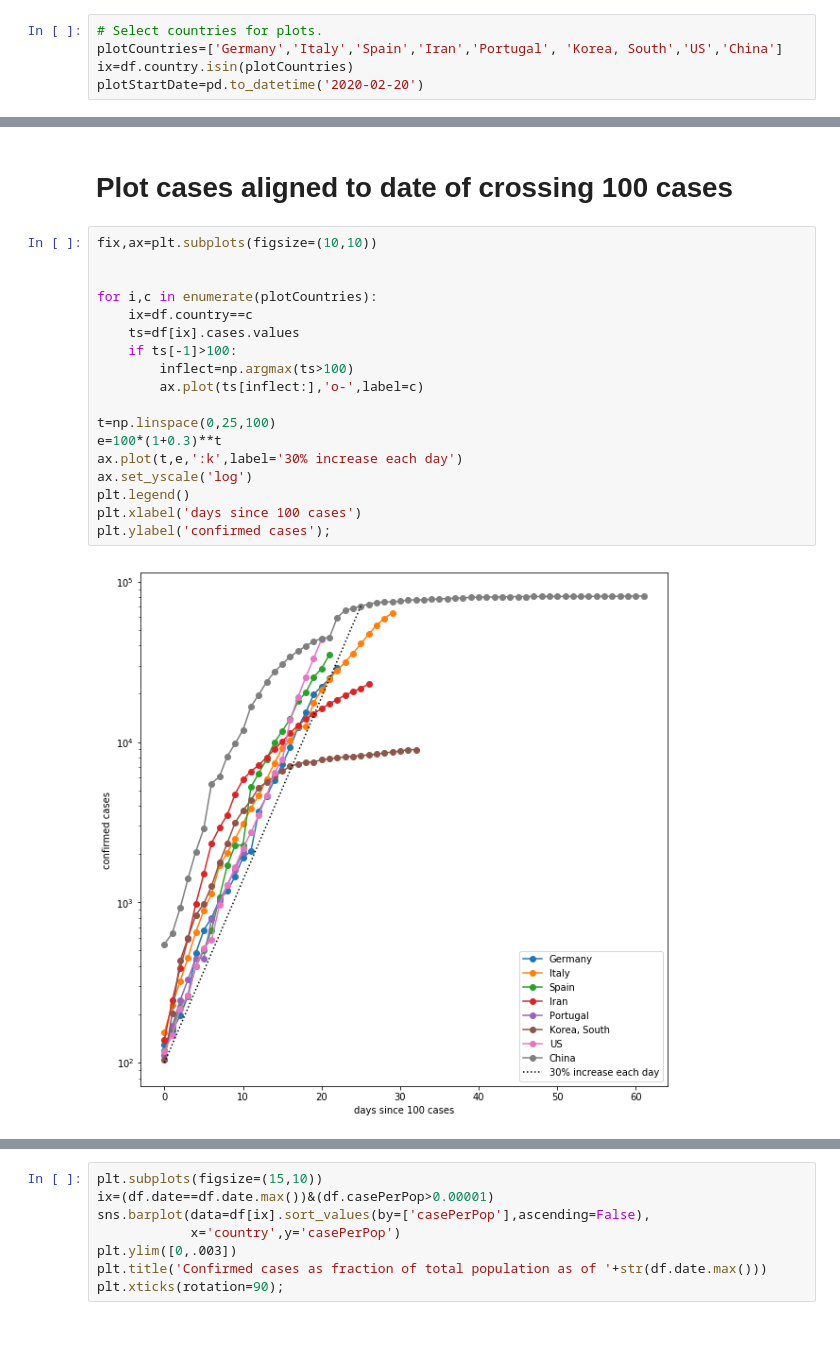
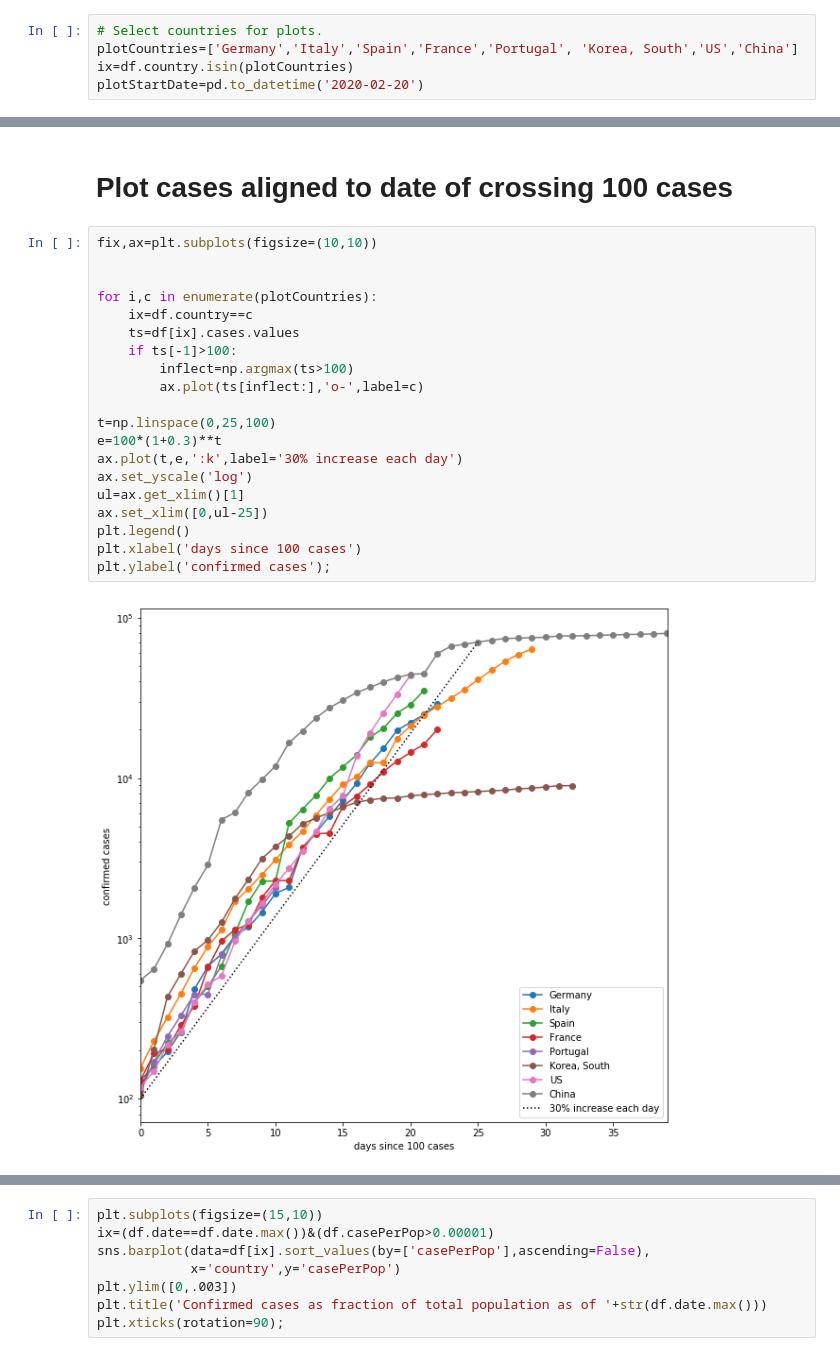
Before and after one commit to jlarsch/covid19Notebook, a Jupyter notebook: Covid19 notebook.ipynb, the cells around one changed output, grey strips where cells are left out. Saved outputs shown, nothing was run; the diff lists cells and outputs as text.

```diff
--- a/Covid19 notebook.ipynb
+++ b/Covid19 notebook.ipynb
@@ -121,6 +121,6 @@ Vietnam                       Zambia                        Zimbabwe
 # %%
 # Select countries for plots.
-plotCountries=['Germany','Italy','Spain','Iran','Portugal', 'Korea, South','US','China']
+plotCountries=['Germany','Italy','Spain','France','Portugal', 'Korea, South','US','China']
 ix=df.country.isin(plotCountries)
 plotStartDate=pd.to_datetime('2020-02-20')
 # %%
@@ -225,23 +221,25 @@ df.loc[ix][-3:]
 # %%
 fix,ax=plt.subplots(figsize=(10,10))
 
 
 for i,c in enumerate(plotCountries):
     ix=df.country==c
     ts=df[ix].cases.values
     if ts[-1]>100:
         inflect=np.argmax(ts>100)
         ax.plot(ts[inflect:],'o-',label=c)
 
 t=np.linspace(0,25,100)
 e=100*(1+0.3)**t
 ax.plot(t,e,':k',label='30% increase each day')
 ax.set_yscale('log')
+ul=ax.get_xlim()[1]
+ax.set_xlim([0,ul-25])
 plt.legend()
 plt.xlabel('days since 100 cases')
 plt.ylabel('confirmed cases');
 # %% [output]
-[figure, old version]
+[figure, new version]
 # %%
 fix,ax=plt.subplots(figsize=(10,10))
 
```
Also changed, not shown: parts of 16 cells of this notebook.
